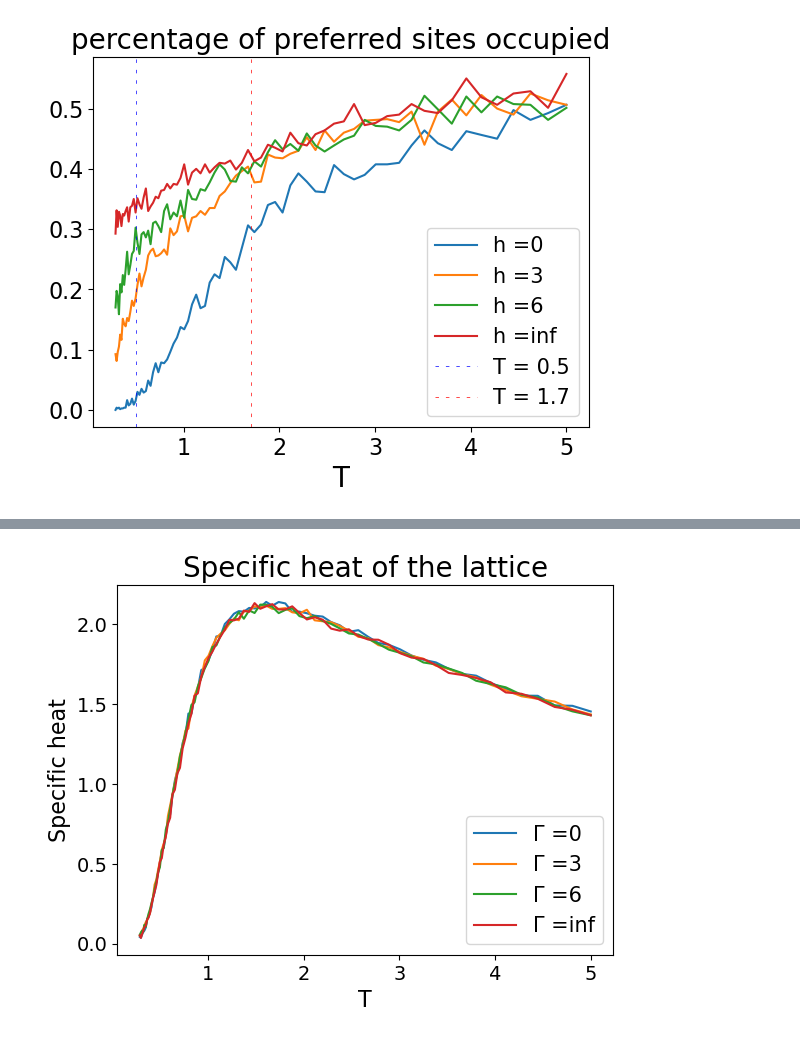
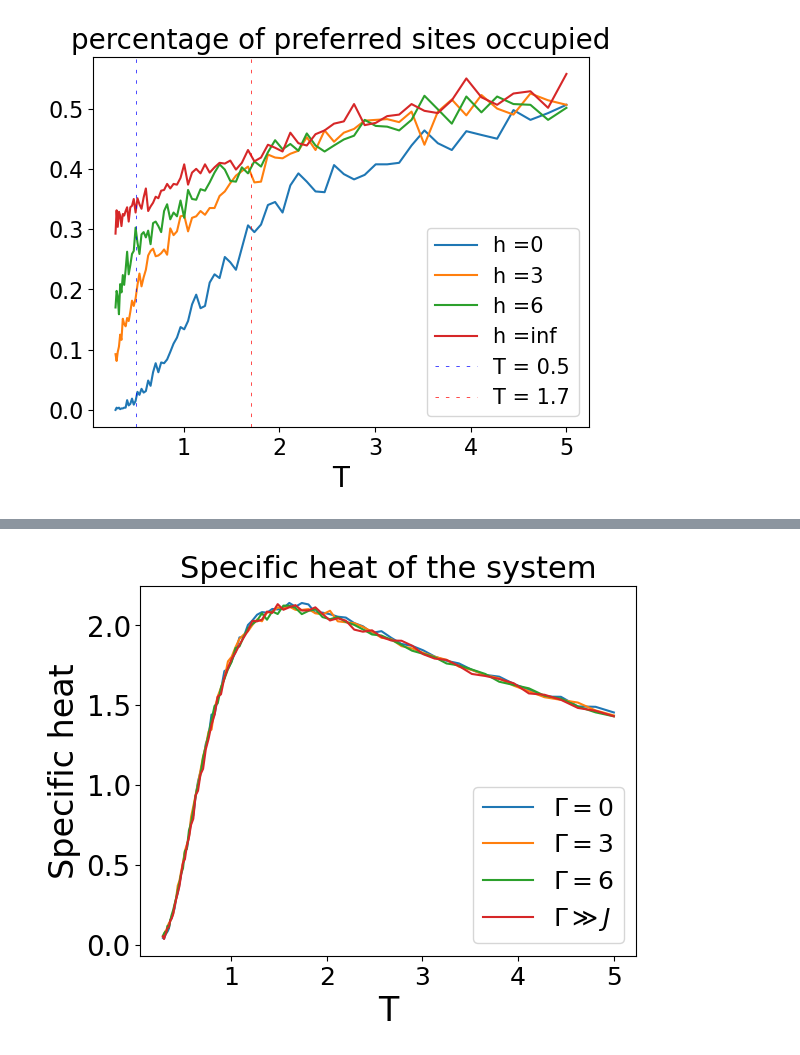
Before and after one commit to Wout83/Part-III-project-code, a Jupyter notebook: Useful results.ipynb, the cells around one changed output, grey strips where cells are left out. Cells and saved outputs as stored; diff of their text form; code cells hidden in the pictures.

```diff
--- a/Useful results.ipynb
+++ b/Useful results.ipynb
@@ -1043,7 +1048,10 @@ for gamma in (0,3,6,"inf"):
         Nmp_n = quant_100_inf[:,4]
         s="inf"
     #plt.plot(T_n,M_n, label="Total magnetisation")
-    plt.plot(T_n,E_n, label="Γ =%s" %(s))
+    if gamma == "inf":
+        plt.plot(T_n, E_n,label ="$Γ \gg J$")
+    else:
+        plt.plot(T_n,E_n,label ="$Γ =%s$" %(s))
     #plt.plot(T_n,2*Nm_n, label = "twice the monopole number")
     #plt.plot(T_n,Nm_n,label ="h =%s" %(s))
     #plt.plot(T_n,Nmp_n/(width*width/250*2), label="Γ =%s" %(s))
@@ -1058,12 +1066,12 @@ plt.xlabel("T")
 plt.xlim(0.3,1.6)
 plt.ylim(0,3500/(100*50))
 plt.ylabel("Energy density (units of J)")
-plt.rc('axes', titlesize=20)     # fontsize of the axes title
-plt.rc('axes', labelsize=20)    # fontsize of the x and y labels
-plt.rc('xtick', labelsize=16)    # fontsize of the tick labels
-plt.rc('ytick', labelsize=16)    # fontsize of the tick labels
-plt.rc('legend', fontsize=15)    # legend fontsize
-plt.rc('figure', titlesize=18)  # fontsize of the figure title
+plt.rc('axes', titlesize=22)     # fontsize of the axes title
+plt.rc('axes', labelsize=22)    # fontsize of the x and y labels
+plt.rc('xtick', labelsize=18)    # fontsize of the tick labels
+plt.rc('ytick', labelsize=18)    # fontsize of the tick labels
+plt.rc('legend', fontsize=18)    # legend fontsize
+plt.rc('figure', titlesize=22)  # fontsize of the figure title
 plt.legend(loc=2)
 plt.title("Energy density of the system")
 plt.show()
@@ -1161,7 +1169,10 @@ for gamma in (0,3,6,"inf"):
     #plt.plot(T_n,2*Nm_n, label = "twice the monopole number")
     #plt.plot(T_n,Nm_n,label ="h =%s" %(s))
     #plt.plot(T_n,Nmp_n/(width*width/250), label="percentage of preferred sites occupied")
-    plt.plot(T_n,Nmp_n/Nm_n,label ="Γ =%s" %(s))
+    if gamma == "inf":
+        plt.plot(T_n,Nmp_n/Nm_n,label ="$Γ \gg J$")
+    else:
+        plt.plot(T_n,Nmp_n/Nm_n,label ="$Γ =%s$" %(s))
 y = []
 for i in range(0,len(fixtau_100)):
     y.append(1/250*4)
@@ -1170,7 +1181,7 @@ plt.plot(T_n, y, color = 'brown', linewidth=1, linestyle='--', label = "Expectat
 #plt.axvline(x = 0.5, linewidth = 0.5, color = 'b', linestyle='--',label = 'T = 0.5', dashes=(5,10))
 #plt.axvline(x = 1.7, linewidth = 0.5, color = 'r', linestyle='--',label = 'T = 1.7', dashes=(5,10))
 plt.xlabel("T")
-plt.ylabel("M_pert / M")
+plt.ylabel("Mn_pert / Mn")
 plt.xlim(0.295,1)
 plt.rc('axes', titlesize=16)     # fontsize of the axes title
 plt.rc('axes', labelsize=16)    # fontsize of the x and y labels
@@ -1213,39 +1224,42 @@ for gamma in (0,3,6,"inf"):
         Nmp_n = quant_100_6[:,4]
         EE_n = quant_100_6[:,5]
         s=6
     if gamma == "inf":
         T_n = quant_100_inf[:,0]
         E_n = quant_100_inf[:,1]
         M_n = quant_100_inf[:,2]
         Nm_n = quant_100_inf[:,3]
         Nmp_n = quant_100_inf[:,4]
         EE_n = quant_100_inf[:,5]
         s="inf"
     #plt.plot(T_n,M_n, label="Total magnetisation")
     #plt.plot(T_n,E_n, label ="total energy")
     #plt.plot(T_n,2*Nm_n, label = "twice the monopole number")
     #plt.plot(T_n,Nm_n,label ="h =%s" %(s))
     #plt.plot(T_n,Nmp_n/(width*width/250), label="percentage of preferred sites occupied")
     #plt.plot(T_n,Nmp_n/Nm_n,label ="h =%s" %(s))
-    plt.plot(T_n,np.sqrt((EE_n - E_n*E_n)/(T_n*T_n))/(100*50),label ="Γ =%s" %(s))
+    if gamma == "inf":
+        plt.plot(T_n,np.sqrt((EE_n - E_n*E_n)/(T_n*T_n))/(100*50),label ="$Γ \gg J$")
+    else:
+        plt.plot(T_n,np.sqrt((EE_n - E_n*E_n)/(T_n*T_n))/(100*50),label ="$Γ =%s$" %(s))
     #plt.plot(T_n,(EE_n - E_n*E_n)/(T_n*T_n),label ="Γ =%s" %(s))
 y = []
 for i in range(0,len(fixtau_100)-3):
     y.append(1/250*4)
 
 #plt.plot(T_n, y, color = 'red', linestyle='--', label = "high temperature ratio")
 #plt.axvline(x = 0.5, linewidth = 0.5, color = 'b', linestyle='--',label = 'T = 0.5', dashes=(5,10))
 #plt.axvline(x = 1.7, linewidth = 0.5, color = 'r', linestyle='--',label = 'T = 1.7', dashes=(5,10))
 plt.xlabel("T")
 plt.ylabel("Specific heat")
-plt.rc('axes', titlesize=20)     # fontsize of the axes title
-plt.rc('axes', labelsize=20)    # fontsize of the x and y labels
-plt.rc('xtick', labelsize=16)    # fontsize of the tick labels
-plt.rc('ytick', labelsize=16)    # fontsize of the tick labels
-plt.rc('legend', fontsize=15)    # legend fontsize
-plt.rc('figure', titlesize=18)  # fontsize of the figure title
+plt.rc('axes', titlesize=22)     # fontsize of the axes title
+plt.rc('axes', labelsize=22)    # fontsize of the x and y labels
+plt.rc('xtick', labelsize=18)    # fontsize of the tick labels
+plt.rc('ytick', labelsize=18)    # fontsize of the tick labels
+plt.rc('legend', fontsize=18)    # legend fontsize
+plt.rc('figure', titlesize=22)  # fontsize of the figure title
 plt.legend(loc=4)
-plt.title("Specific heat of the lattice")
+plt.title("Specific heat of the system")
 plt.show()
 # %% [output]
-[figure, old version]
+[figure, new version]
```
Also changed, not shown: parts of 4 cells of this notebook, 5 other files.
